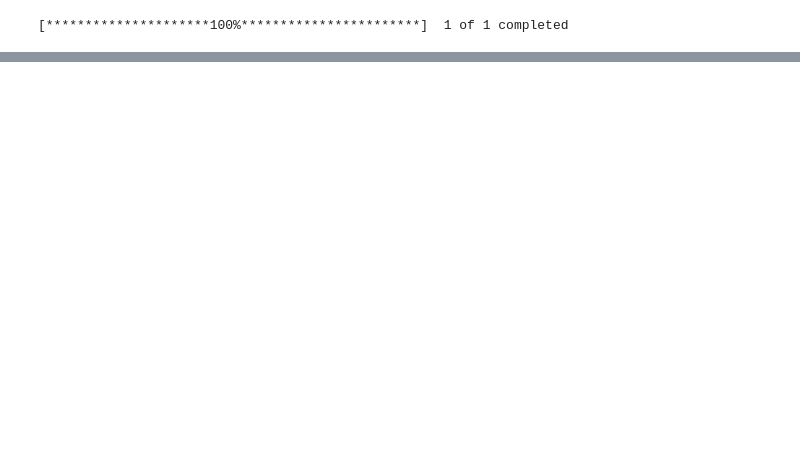
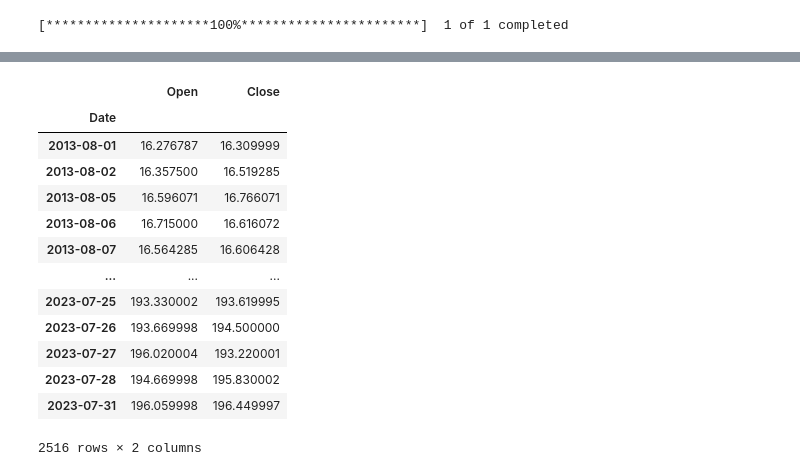
Before and after one commit to bhardwajshivam/Optimizing-Order-Execution-Strategy-for-HFT, a Jupyter notebook: Data_Collection.ipynb, the cells around one changed output, grey strips where cells are left out. Saved outputs shown, nothing was run; the diff lists cells and outputs as text; code cells hidden in the pictures; blank space fills up the shorter version.

```diff
--- a/Data_Collection.ipynb
+++ b/Data_Collection.ipynb
@@ -65,0 +64,18 @@ stock_data.head()
+# %%
+data = stock_data[['Open','Close']]
+data
+# %% [output]
+|  | Open | Close |
+| Date |  |  |
+| 2013-08-01 | 16.276787 | 16.309999 |
+| 2013-08-02 | 16.357500 | 16.519285 |
+| 2013-08-05 | 16.596071 | 16.766071 |
+| 2013-08-06 | 16.715000 | 16.616072 |
+| 2013-08-07 | 16.564285 | 16.606428 |
+| ... | ... | ... |
+| 2023-07-25 | 193.330002 | 193.619995 |
+| 2023-07-26 | 193.669998 | 194.500000 |
+| 2023-07-27 | 196.020004 | 193.220001 |
+| 2023-07-28 | 194.669998 | 195.830002 |
+| 2023-07-31 | 196.059998 | 196.449997 |
+2516 rows × 2 columns
```
Also changed, not shown: parts of 5 cells of this notebook.
